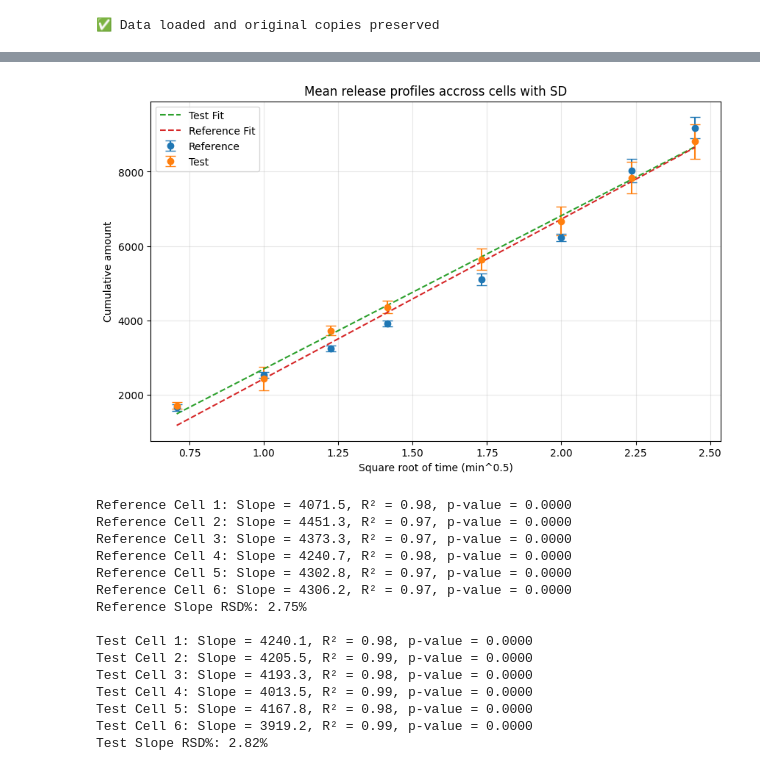
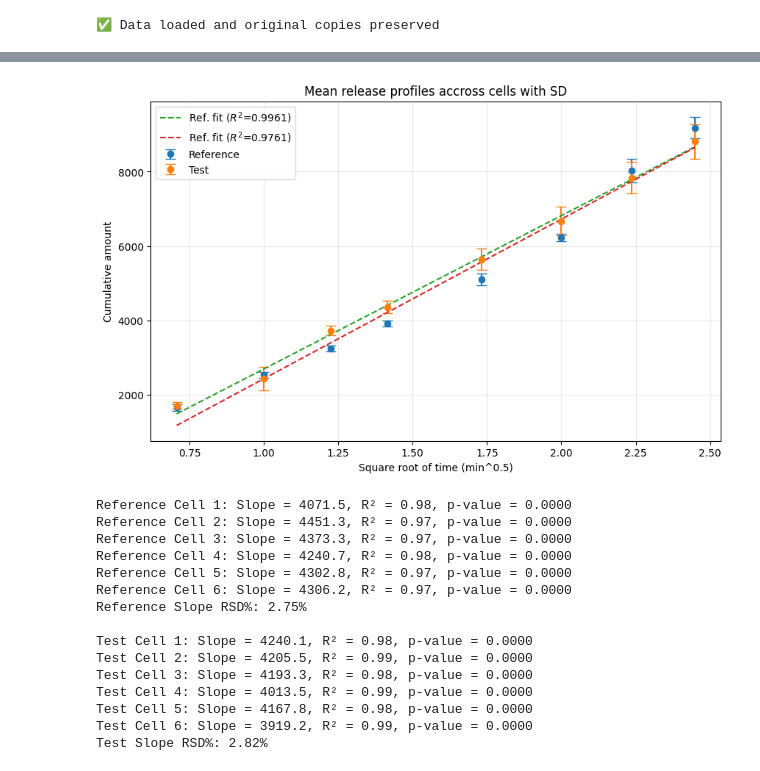
Before and after one commit to jlcunff/Data-analysis, a Jupyter notebook: IVRT/equivalence.ipynb, the cells around one changed output, grey strips where cells are left out. Drawn from its saved outputs; the diff is of its cells as text; code cells hidden in the pictures.

Commit message:
Adjustment to the plot

```diff
--- a/IVRT/equivalence.ipynb
+++ b/IVRT/equivalence.ipynb
@@ -166,33 +166,33 @@ Test data
 | 4.0 | 7401.3 | 6814.5 | 6504.0 | 6423.0 | 6509.3 | 6386.8 | 6673.150000 | 387.353104 | 2.000000 | 5.804652 |
 | 5.0 | 8450.8 | 8163.3 | 7779.0 | 7546.9 | 7815.8 | 7263.5 | 7836.550000 | 424.286369 | 2.236068 | 5.414198 |
 | 6.0 | 8165.6 | 8647.2 | 9067.5 | 8772.5 | 9551.7 | 8669.7 | 8812.366667 | 464.593817 | 2.449490 | 5.272066 |
-# %%
-# Create figure
-plt.figure(figsize=(10, 6))
-
-# Plot reference with error bars
-plt.errorbar(ref_data['Sq. root of time'], ref_data['Mean'], yerr=ref_data['SD'], label='Reference', marker='o', linestyle='None', capsize=5)
-# Plot test with error bars
-plt.errorbar(test_data['Sq. root of time'], test_data['Mean'], yerr=test_data['SD'], label='Test', marker='o', linestyle='None', capsize=5)
-
-# Add the regression lines for average release profiles
-test_coef = np.polyfit(test_data['Sq. root of time'], test_data['Mean'], 1)
-test_polyfit = np.poly1d(test_coef)
-
-ref_coef = np.polyfit(ref_data['Sq. root of time'], ref_data['Mean'], 1)
-ref_polyfit = np.poly1d(ref_coef)
-
-# Labels and formatting
-plt.xlabel('Square root of time (min^0.5)')
-plt.ylabel('Cumulative amount')
-plt.title('Mean release profiles accross cells with SD')
-plt.plot(test_data['Sq. root of time'], test_polyfit(test_data['Sq. root of time']), label='Test Fit', linestyle='--')  # Add test fit line
-plt.plot(ref_data['Sq. root of time'], ref_polyfit(ref_data['Sq. root of time']), label='Reference Fit', linestyle='--')  # Add reference fit line
-plt.legend()
-plt.grid(True, alpha=0.3)
-plt.show()
-# %% [output]
-[figure, removed]
+# %%
+# Create figure
+plt.figure(figsize=(10, 6))
+
+# Plot reference with error bars
+plt.errorbar(ref_data['Sq. root of time'], ref_data['Mean'], yerr=ref_data['SD'], label='Reference', marker='o', linestyle='None', capsize=5)
+# Plot test with error bars
+plt.errorbar(test_data['Sq. root of time'], test_data['Mean'], yerr=test_data['SD'], label='Test', marker='o', linestyle='None', capsize=5)
+
+# Add the regression lines for average release profiles
+test_mean_fit = linregress(test_data['Sq. root of time'], test_data['Mean'])
+ref_mean_fit = linregress(ref_data['Sq. root of time'], ref_data['Mean'])
+
+
+# Labels and formatting
+plt.xlabel('Square root of time (min^0.5)')
+plt.ylabel('Cumulative amount')
+plt.title('Mean release profiles accross cells with SD')
+plt.plot(test_data['Sq. root of time'], test_mean_fit.intercept + test_mean_fit.slope * test_data['Sq. root of time'],
+         label=f'Ref. fit ($R^2$={test_mean_fit.rvalue**2:.4f})', linestyle='--')  # Add test fit line
+plt.plot(ref_data['Sq. root of time'], ref_mean_fit.intercept + ref_mean_fit.slope * ref_data['Sq. root of time'],
+         label=f'Ref. fit ($R^2$={ref_mean_fit.rvalue**2:.4f})', linestyle='--')  # Add reference fit line
+plt.legend()
+plt.grid(True, alpha=0.3)
+plt.show()
+# %% [output]
+[figure, added]
 # %%
 # Calculate slope and R² for each cell
 ref_slope = []
```
